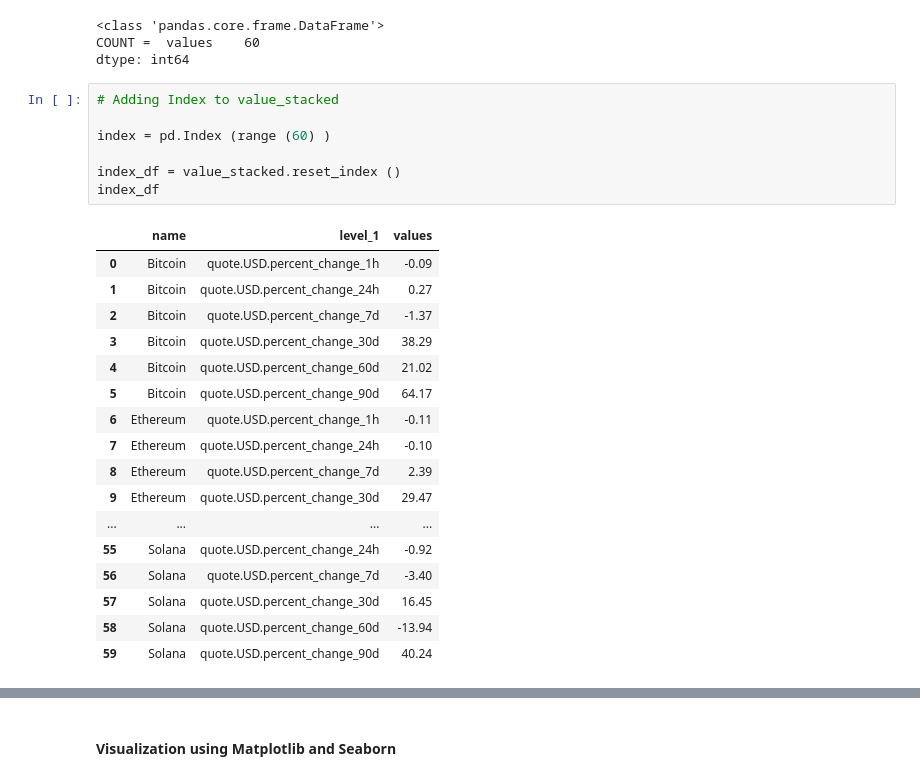
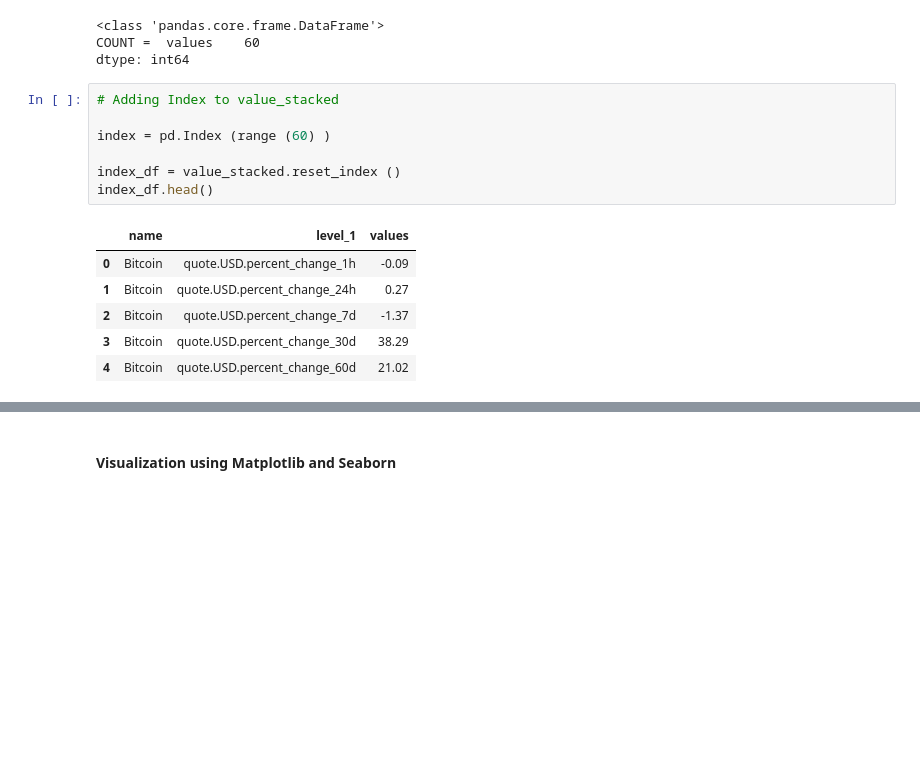
Before and after one commit to JYAKHWA/PythonPractice, a Jupyter notebook: Automating Crypto Website API.ipynb, the cells around one changed output, grey strips where cells are left out. Cells and saved outputs as stored; diff of their text form; blank space fills up the shorter version.

```diff
--- a/Automating Crypto Website API.ipynb
+++ b/Automating Crypto Website API.ipynb
@@ -299,28 +266,17 @@ dtype: int64
 # %%
 # Adding Index to value_stacked
 
 index = pd.Index (range (60) )
 
 index_df = value_stacked.reset_index ()
-index_df
+index_df.head()
 # %% [output]
 |  | name | level_1 | values |
 | 0 | Bitcoin | quote.USD.percent_change_1h | -0.09 |
 | 1 | Bitcoin | quote.USD.percent_change_24h | 0.27 |
 | 2 | Bitcoin | quote.USD.percent_change_7d | -1.37 |
 | 3 | Bitcoin | quote.USD.percent_change_30d | 38.29 |
 | 4 | Bitcoin | quote.USD.percent_change_60d | 21.02 |
-| 5 | Bitcoin | quote.USD.percent_change_90d | 64.17 |
-| 6 | Ethereum | quote.USD.percent_change_1h | -0.11 |
-| 7 | Ethereum | quote.USD.percent_change_24h | -0.10 |
-| 8 | Ethereum | quote.USD.percent_change_7d | 2.39 |
-| 9 | Ethereum | quote.USD.percent_change_30d | 29.47 |
-| ... | ... | ... | ... |
-| 55 | Solana | quote.USD.percent_change_24h | -0.92 |
-| 56 | Solana | quote.USD.percent_change_7d | -3.40 |
-| 57 | Solana | quote.USD.percent_change_30d | 16.45 |
-| 58 | Solana | quote.USD.percent_change_60d | -13.94 |
-| 59 | Solana | quote.USD.percent_change_90d | 40.24 |
 # %%
 # Rename the column level_1
 renamed = index_df.rename (columns = {'level_1': 'change_percent'} )
```
Also changed, not shown: parts of 7 cells of this notebook.
